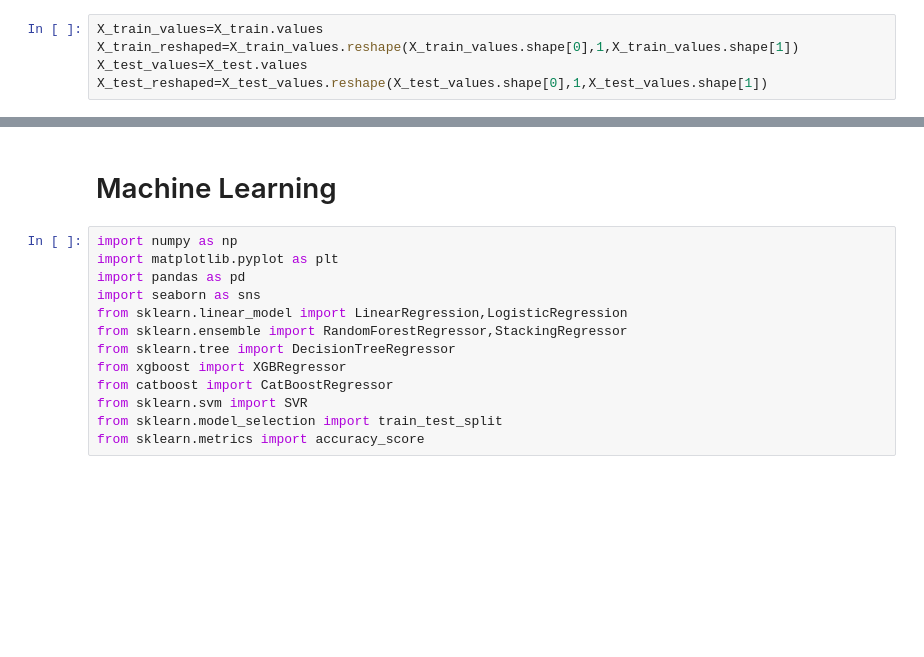
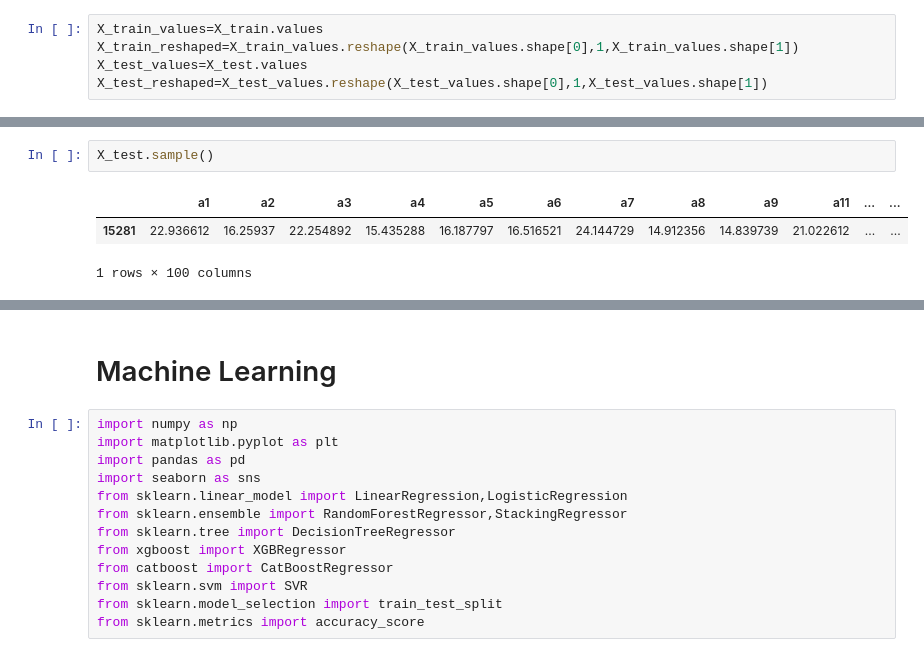
Before and after one commit to Murad460/Data_Science_Projects, a Jupyter notebook: combine-trajectory-data.ipynb, the cells around one changed output, grey strips where cells are left out. Cells and saved outputs as stored; diff of their text form; blank space fills up the shorter version.

```diff
--- a/combine-trajectory-data.ipynb
+++ b/combine-trajectory-data.ipynb
@@ -880,0 +869,6 @@ accuracy of Sequential model: 0.8418442606925964
+# %%
+X_test.sample()
+# %% [output]
+|  | a1 | a2 | a3 | a4 | a5 | a6 | a7 | a8 | a9 | a11 | ... | ... |
+| 15281 | 22.936612 | 16.25937 | 22.254892 | 15.435288 | 16.187797 | 16.516521 | 24.144729 | 14.912356 | 14.839739 | 21.022612 | ... | ... |
+1 rows × 100 columns
```
Also changed, not shown: parts of 72 cells of this notebook.
